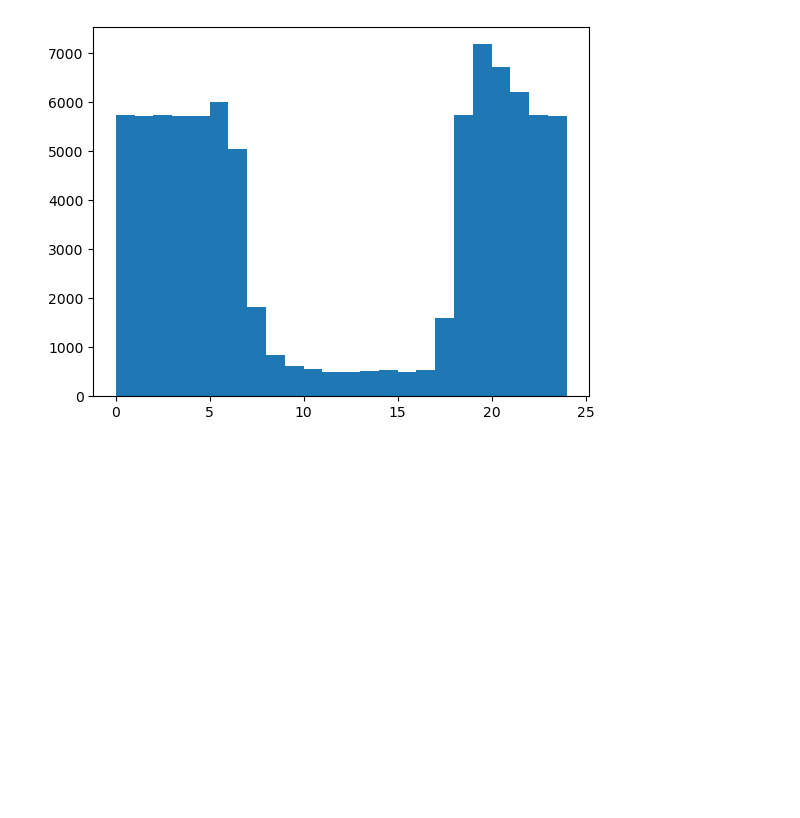
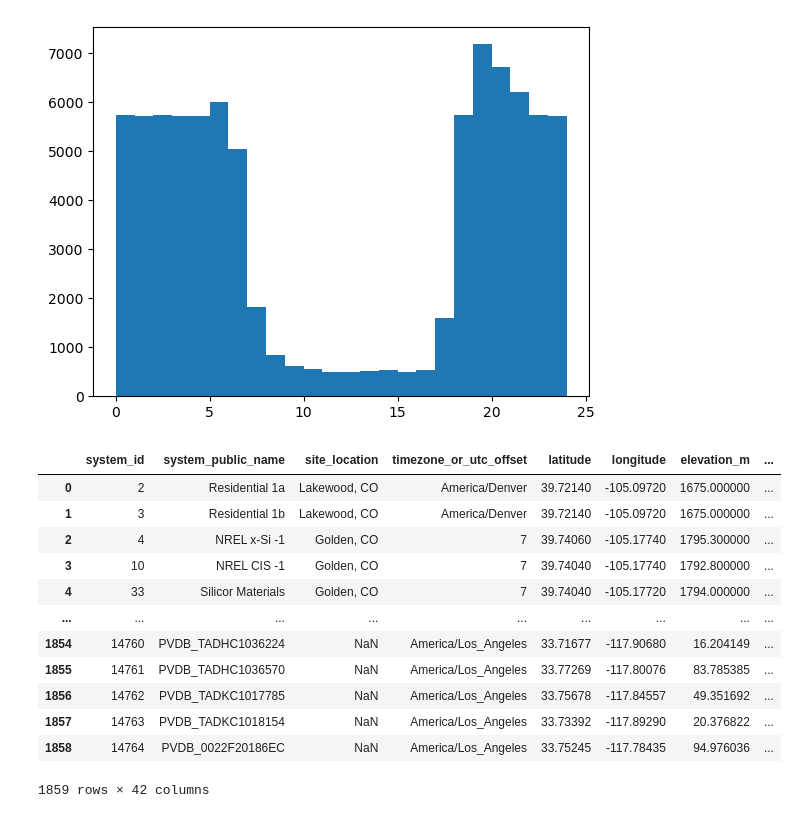
Before and after one commit to Erdos-Projects/predicting-day-ahead-solar-power-production, a Jupyter notebook: notebooks/eda/RS/IGNORE 1.ipynb, the cells around one changed output. Drawn from its saved outputs; the diff is of its cells as text; code cells hidden in the pictures; blank space fills up the shorter version.

Commit message:
clean and collect power data
primarily a .py file containing a lot of functions

```diff
--- a/notebooks/eda/RS/IGNORE 1.ipynb
+++ b/notebooks/eda/RS/IGNORE 1.ipynb
@@ -139,3 +139,21 @@ plt.hist(hours, bins = 24)
         19.98611111, 20.98541667, 21.98472222, 22.98402778, 23.98333333]),
  <BarContainer object of 24 artists>)
 [figure]
+# %%
+#systems_cleaned
+systems_cleaned = pd.read_csv("../../../data/core/systems_cleaned.csv")
+systems_cleaned
+# %% [output]
+|  | system_id | system_public_name | site_location | timezone_or_utc_offset | latitude | longitude | elevation_m | ... |
+| 0 | 2 | Residential 1a | Lakewood, CO | America/Denver | 39.72140 | -105.09720 | 1675.000000 | ... |
+| 1 | 3 | Residential 1b | Lakewood, CO | America/Denver | 39.72140 | -105.09720 | 1675.000000 | ... |
+| 2 | 4 | NREL x-Si -1 | Golden, CO | 7 | 39.74060 | -105.17740 | 1795.300000 | ... |
+| 3 | 10 | NREL CIS -1 | Golden, CO | 7 | 39.74040 | -105.17740 | 1792.800000 | ... |
+| 4 | 33 | Silicor Materials | Golden, CO | 7 | 39.74040 | -105.17720 | 1794.000000 | ... |
+| ... | ... | ... | ... | ... | ... | ... | ... | ... |
+| 1854 | 14760 | PVDB_TADHC1036224 | NaN | America/Los_Angeles | 33.71677 | -117.90680 | 16.204149 | ... |
+| 1855 | 14761 | PVDB_TADHC1036570 | NaN | America/Los_Angeles | 33.77269 | -117.80076 | 83.785385 | ... |
+| 1856 | 14762 | PVDB_TADKC1017785 | NaN | America/Los_Angeles | 33.75678 | -117.84557 | 49.351692 | ... |
+| 1857 | 14763 | PVDB_TADKC1018154 | NaN | America/Los_Angeles | 33.73392 | -117.89290 | 20.376822 | ... |
+| 1858 | 14764 | PVDB_0022F20186EC | NaN | America/Los_Angeles | 33.75245 | -117.78435 | 94.976036 | ... |
+1859 rows × 42 columns
```
Also changed, not shown: parts of 2 cells of this notebook, 3 other files.
